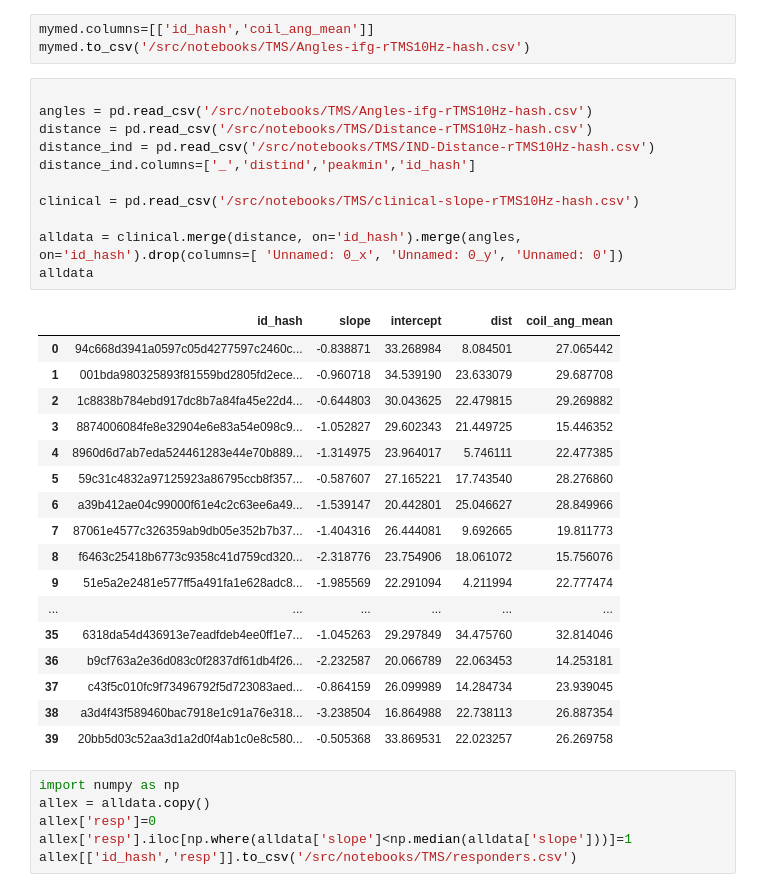
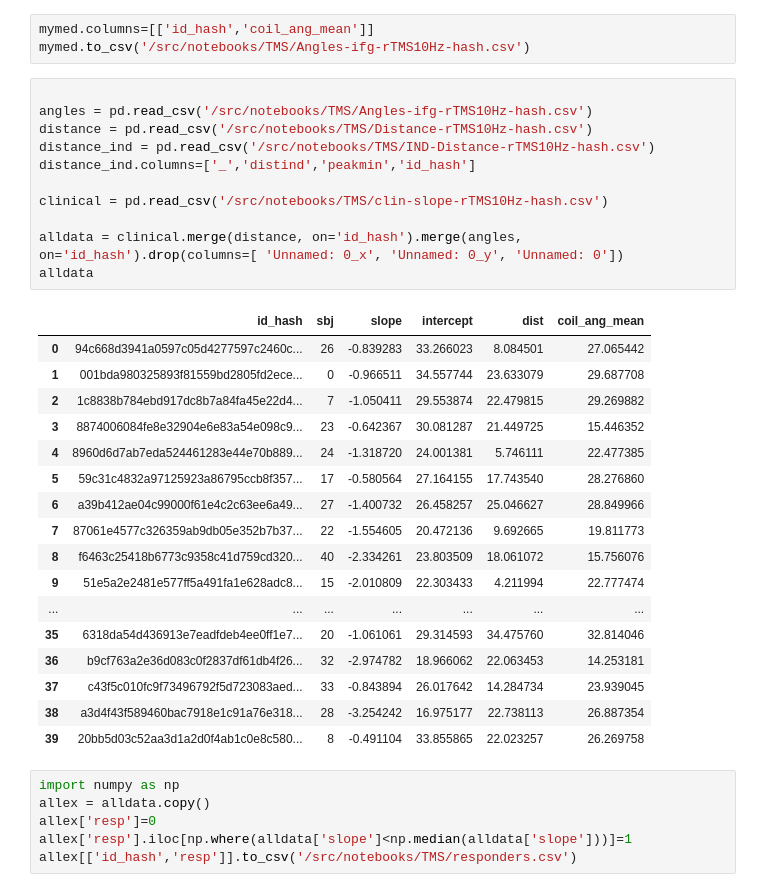
Before and after one commit to argyelan/Publications, a Jupyter notebook: MFG-orientation/MFG-TMSCOIL-ORIENTATION-tp.ipynb, the cells around one changed output. Cells and saved outputs as stored; diff of their text form.

```diff
--- a/MFG-orientation/MFG-TMSCOIL-ORIENTATION-tp.ipynb
+++ b/MFG-orientation/MFG-TMSCOIL-ORIENTATION-tp.ipynb
@@ -107,32 +107,32 @@ mymed.to_csv('/src/notebooks/TMS/Angles-ifg-rTMS10Hz-hash.csv')
 # %%
 
 angles = pd.read_csv('/src/notebooks/TMS/Angles-ifg-rTMS10Hz-hash.csv')
 distance = pd.read_csv('/src/notebooks/TMS/Distance-rTMS10Hz-hash.csv')
 distance_ind = pd.read_csv('/src/notebooks/TMS/IND-Distance-rTMS10Hz-hash.csv')
 distance_ind.columns=['_','distind','peakmin','id_hash']
 
-clinical = pd.read_csv('/src/notebooks/TMS/clinical-slope-rTMS10Hz-hash.csv')
+clinical = pd.read_csv('/src/notebooks/TMS/clin-slope-rTMS10Hz-hash.csv')
 
 alldata = clinical.merge(distance, on='id_hash').merge(angles, on='id_hash').drop(columns=[ 'Unnamed: 0_x', 'Unnamed: 0_y', 'Unnamed: 0'])
 alldata
 # %% [output]
-|  | id_hash | slope | intercept | dist | coil_ang_mean |
-| 0 | 94c668d3941a0597c05d4277597c2460c... | -0.838871 | 33.268984 | 8.084501 | 27.065442 |
-| 1 | 001bda980325893f81559bd2805fd2ece... | -0.960718 | 34.539190 | 23.633079 | 29.687708 |
-| 2 | 1c8838b784ebd917dc8b7a84fa45e22d4... | -0.644803 | 30.043625 | 22.479815 | 29.269882 |
-| 3 | 8874006084fe8e32904e6e83a54e098c9... | -1.052827 | 29.602343 | 21.449725 | 15.446352 |
-| 4 | 8960d6d7ab7eda524461283e44e70b889... | -1.314975 | 23.964017 | 5.746111 | 22.477385 |
-| 5 | 59c31c4832a97125923a86795ccb8f357... | -0.587607 | 27.165221 | 17.743540 | 28.276860 |
-| 6 | a39b412ae04c99000f61e4c2c63ee6a49... | -1.539147 | 20.442801 | 25.046627 | 28.849966 |
-| 7 | 87061e4577c326359ab9db05e352b7b37... | -1.404316 | 26.444081 | 9.692665 | 19.811773 |
-| 8 | f6463c25418b6773c9358c41d759cd320... | -2.318776 | 23.754906 | 18.061072 | 15.756076 |
-| 9 | 51e5a2e2481e577ff5a491fa1e628adc8... | -1.985569 | 22.291094 | 4.211994 | 22.777474 |
-| ... | ... | ... | ... | ... | ... |
-| 35 | 6318da54d436913e7eadfdeb4ee0ff1e7... | -1.045263 | 29.297849 | 34.475760 | 32.814046 |
-| 36 | b9cf763a2e36d083c0f2837df61db4f26... | -2.232587 | 20.066789 | 22.063453 | 14.253181 |
-| 37 | c43f5c010fc9f73496792f5d723083aed... | -0.864159 | 26.099989 | 14.284734 | 23.939045 |
-| 38 | a3d4f43f589460bac7918e1c91a76e318... | -3.238504 | 16.864988 | 22.738113 | 26.887354 |
-| 39 | 20bb5d03c52aa3d1a2d0f4ab1c0e8c580... | -0.505368 | 33.869531 | 22.023257 | 26.269758 |
+|  | id_hash | sbj | slope | intercept | dist | coil_ang_mean |
+| 0 | 94c668d3941a0597c05d4277597c2460c... | 26 | -0.839283 | 33.266023 | 8.084501 | 27.065442 |
+| 1 | 001bda980325893f81559bd2805fd2ece... | 0 | -0.966511 | 34.557744 | 23.633079 | 29.687708 |
+| 2 | 1c8838b784ebd917dc8b7a84fa45e22d4... | 7 | -1.050411 | 29.553874 | 22.479815 | 29.269882 |
+| 3 | 8874006084fe8e32904e6e83a54e098c9... | 23 | -0.642367 | 30.081287 | 21.449725 | 15.446352 |
+| 4 | 8960d6d7ab7eda524461283e44e70b889... | 24 | -1.318720 | 24.001381 | 5.746111 | 22.477385 |
+| 5 | 59c31c4832a97125923a86795ccb8f357... | 17 | -0.580564 | 27.164155 | 17.743540 | 28.276860 |
+| 6 | a39b412ae04c99000f61e4c2c63ee6a49... | 27 | -1.400732 | 26.458257 | 25.046627 | 28.849966 |
+| 7 | 87061e4577c326359ab9db05e352b7b37... | 22 | -1.554605 | 20.472136 | 9.692665 | 19.811773 |
+| 8 | f6463c25418b6773c9358c41d759cd320... | 40 | -2.334261 | 23.803509 | 18.061072 | 15.756076 |
+| 9 | 51e5a2e2481e577ff5a491fa1e628adc8... | 15 | -2.010809 | 22.303433 | 4.211994 | 22.777474 |
+| ... | ... | ... | ... | ... | ... | ... |
+| 35 | 6318da54d436913e7eadfdeb4ee0ff1e7... | 20 | -1.061061 | 29.314593 | 34.475760 | 32.814046 |
+| 36 | b9cf763a2e36d083c0f2837df61db4f26... | 32 | -2.974782 | 18.966062 | 22.063453 | 14.253181 |
+| 37 | c43f5c010fc9f73496792f5d723083aed... | 33 | -0.843894 | 26.017642 | 14.284734 | 23.939045 |
+| 38 | a3d4f43f589460bac7918e1c91a76e318... | 28 | -3.254242 | 16.975177 | 22.738113 | 26.887354 |
+| 39 | 20bb5d03c52aa3d1a2d0f4ab1c0e8c580... | 8 | -0.491104 | 33.855865 | 22.023257 | 26.269758 |
 # %%
 import numpy as np
 allex = alldata.copy()
```
Also changed, not shown: parts of 8 cells of this notebook.
